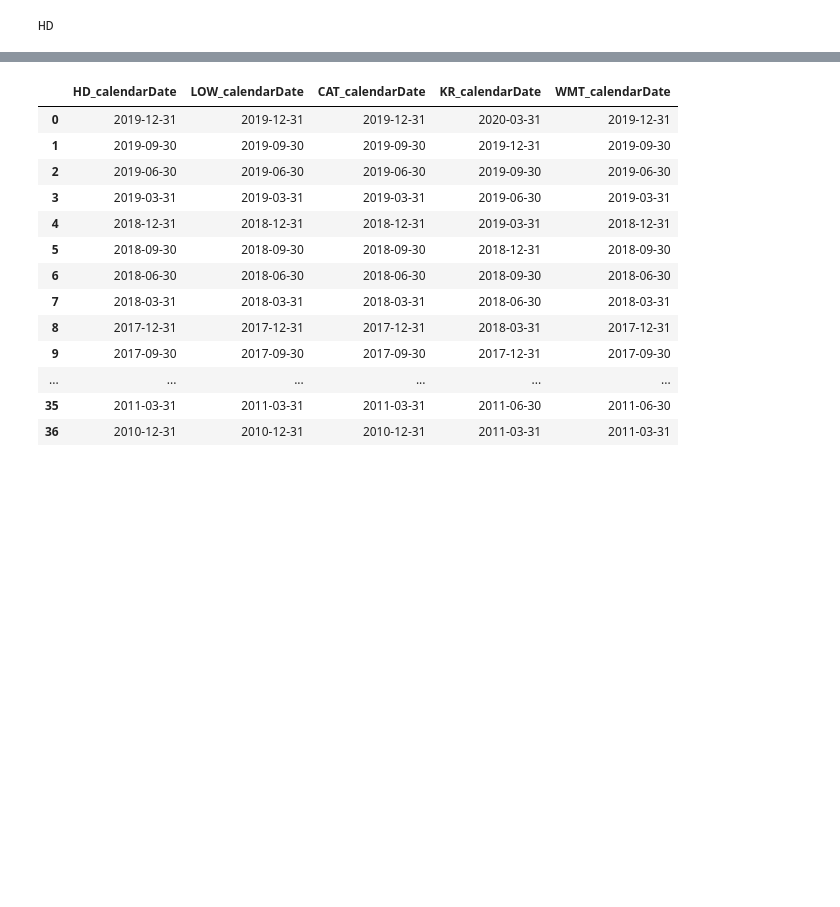
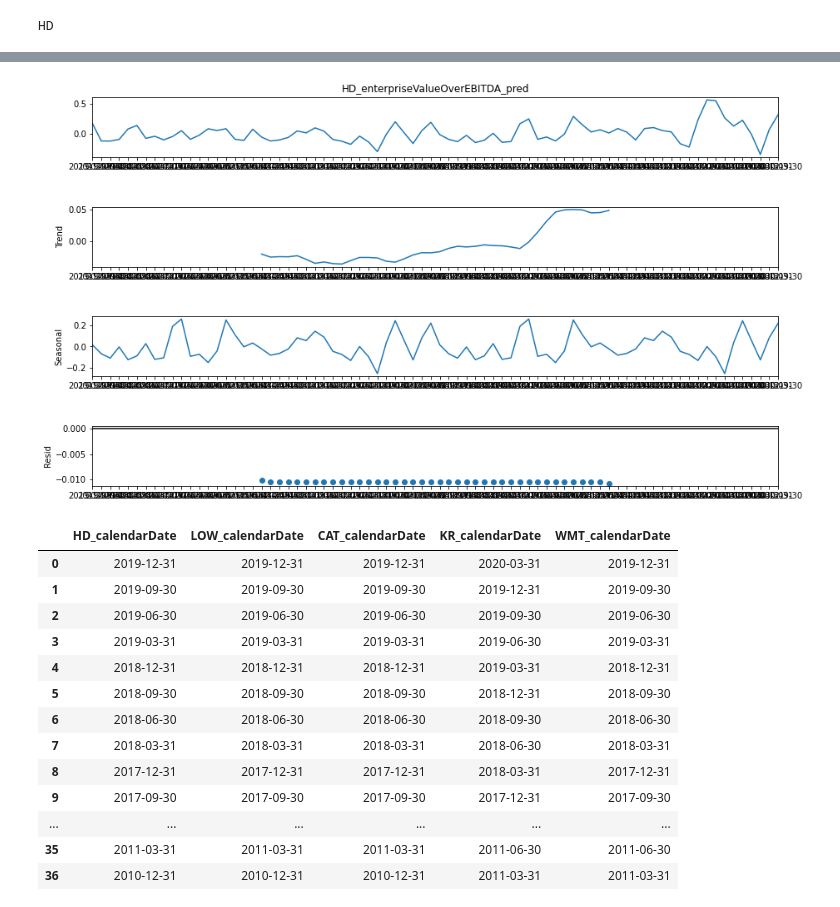
Before and after one commit to anduckworth/ml_inflation, a Jupyter notebook: polygon_api.ipynb, the cells around one changed output, grey strips where cells are left out. Saved outputs shown, nothing was run; the diff lists cells and outputs as text; code cells hidden in the pictures; blank space fills up the shorter version.

```diff
--- a/polygon_api.ipynb
+++ b/polygon_api.ipynb
@@ -64,7 +64,7 @@ import warnings
 warnings.filterwarnings('ignore')
 # %%
 def financials(ticker):
-    financials = "https://api.polygon.io/v2/reference/financials/"+ticker+"?limit=120&type=Q&apiKey=XrTJjjYQpsWD5i9Gn1vBE1LEu1J1R5gJ"
+    financials = "https://api.polygon.io/v2/reference/financials/"+ticker+"?limit=80&type=Q&apiKey=XrTJjjYQpsWD5i9Gn1vBE1LEu1J1R5gJ"
     response_data = requests.get(financials).json()
     df = pd.DataFrame(response_data['results'])
     #df = df[["calendarDate", "assetsCurrent", 'cashAndEquivalentsUSD', "sharePriceAdjustedClose", 'investmentsCurrent', 'assetsCurrent', 'debtToEquityRatio', 'debtUSD', 'dividendYield', 'earningsBeforeInterestTaxesDepreciationAmortizationUSD', 'EBITDAMargin', 'shareholdersEquityUSD', 'enterpriseValue']]
@@ -180,0 +163,8 @@ dataset
+# %%
+res = sm.tsa.seasonal_decompose(Y,freq=39)
+fig = res.plot()
+fig.set_figheight(8)
+fig.set_figwidth(15)
+pyplot.show()
+# %% [output]
+[figure, added]
```
Also changed, not shown: parts of 12 cells of this notebook.
